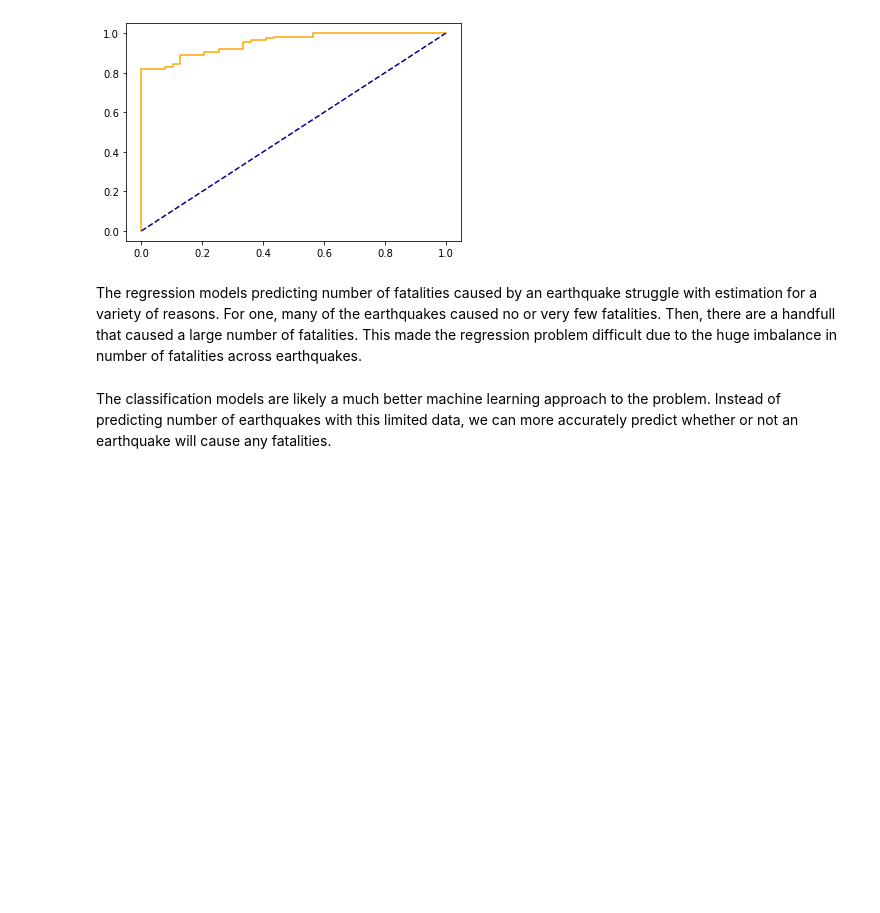
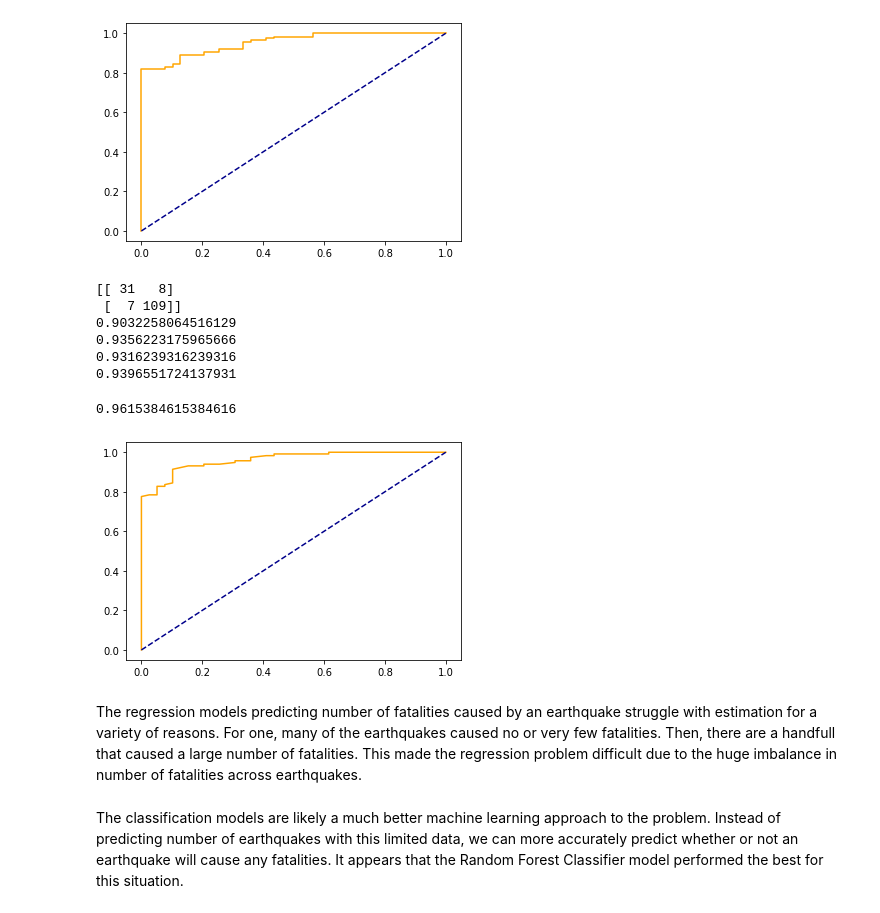
Before and after one commit to trgrimm/Earthquake_Fatality_Prediction, a Jupyter notebook: Earthquake Models.ipynb, the cells around one changed output. Saved outputs shown, nothing was run; the diff lists cells and outputs as text; code cells hidden in the pictures; blank space fills up the shorter version.

Commit message:
Added Random Forest

```diff
--- a/Earthquake Models.ipynb
+++ b/Earthquake Models.ipynb
@@ -538,7 +541,38 @@ roc_auc_score(y_test, y_prob)
 0.9224137931034483
 0.9524756852343059
 [figure]
+# %%
+rfc = RandomForestClassifier(n_estimators=100, n_jobs=4)
+
+rfc.fit(X_train, y_train)
+
+rfc_preds = rfc.predict(X_test)
+
+y_test
+
+print(confusion_matrix(y_test, rfc_preds))
+
+print(accuracy_score(y_test, rfc_preds))
+print(f1_score(y_test, rfc_preds))
+print(precision_score(y_test, rfc_preds))
+print(recall_score(y_test, rfc_preds))
+
+y_prob = rfc.predict_proba(X_test)[:,1]
+fpr, tpr, thresh = roc_curve(y_test, y_prob)
+plt.plot(fpr, tpr, color='orange', label='ROC')
+plt.plot([0, 1], [0, 1], color='darkblue', linestyle='--')
+
+roc_auc_score(y_test, y_prob)
+# %% [output]
+[[ 31   8]
+ [  7 109]]
+0.9032258064516129
+0.9356223175965666
+0.9316239316239316
+0.9396551724137931
+0.9615384615384616
+[figure, added]
 # %% [markdown]
 The regression models predicting number of fatalities caused by an earthquake struggle with estimation for a variety of reasons. For one, many of the earthquakes caused no or very few fatalities. Then, there are a handfull that caused a large number of fatalities. This made the regression problem difficult due to the huge imbalance in number of fatalities across earthquakes.
 # %% [markdown]
-The classification models are likely a much better machine learning approach to the problem. Instead of predicting number of earthquakes with this limited data, we can more accurately predict whether or not an earthquake will cause any fatalities.
+The classification models are likely a much better machine learning approach to the problem. Instead of predicting number of earthquakes with this limited data, we can more accurately predict whether or not an earthquake will cause any fatalities. It appears that the Random Forest Classifier model performed the best for this situation.
```
Also changed, not shown: parts of 3 cells of this notebook.
